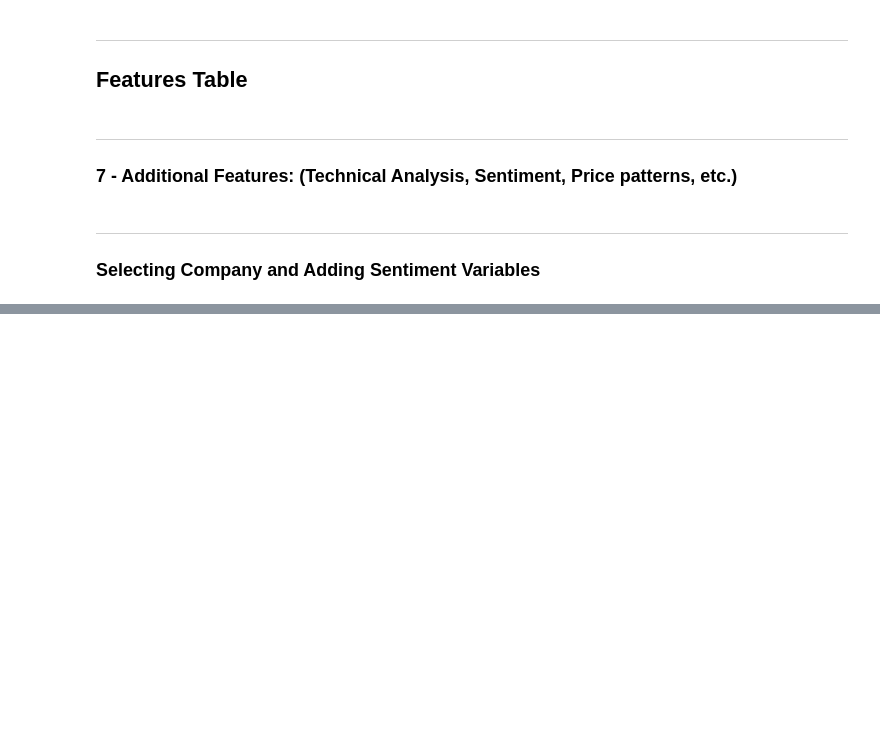
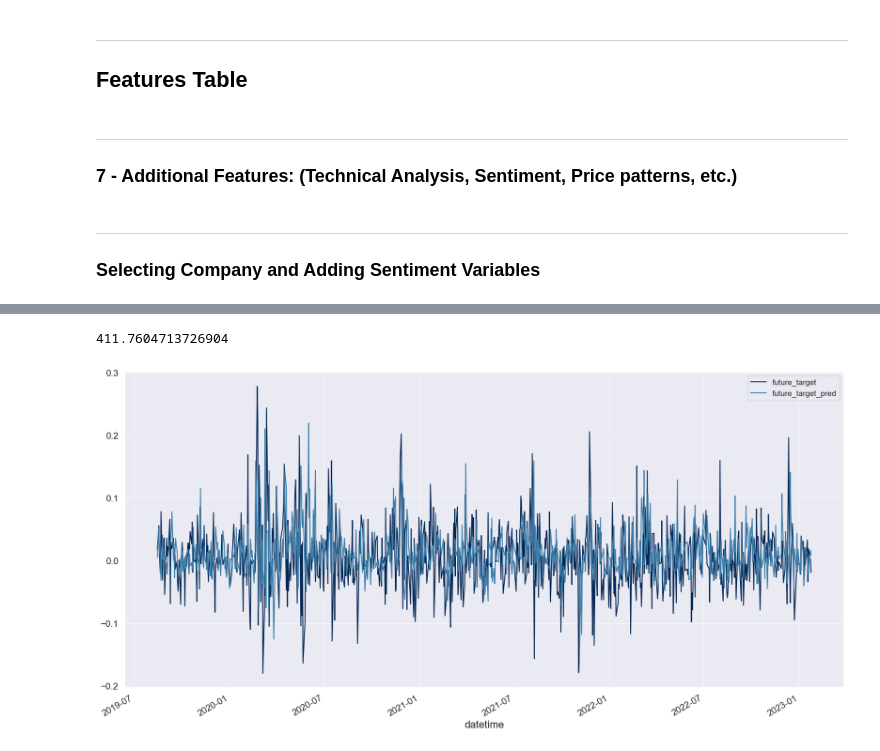
Before and after one commit to Diegozu97/thesis_code, a Jupyter notebook: 05_data_prep.ipynb, the cells around one changed output, grey strips where cells are left out. Saved outputs shown, nothing was run; the diff lists cells and outputs as text; code cells hidden in the pictures; blank space fills up the shorter version.

```diff
--- a/05_data_prep.ipynb
+++ b/05_data_prep.ipynb
@@ -400,3 +476,11 @@ from utils import model_evaluate
+# %%
+resutls_df.iloc[:,:2].plot(figsize = (20,10))
+from sklearn.metrics import mean_absolute_percentage_error
+result = mean_absolute_percentage_error(resutls_df.iloc[:,:2]["future_target"], resutls_df.iloc[:,:2]["future_target_pred"])
+print(result*100) # without sentiment = 384.8074643280434
+# %% [output]
+411.7604713726904
+[figure, added]
 # %%
 model_evaluate(resutls_df["y_test"], resutls_df["y_pred"]) # 49 or 48
 # %% [output]
```
Also changed, not shown: parts of 29 cells of this notebook, 2 other files.
